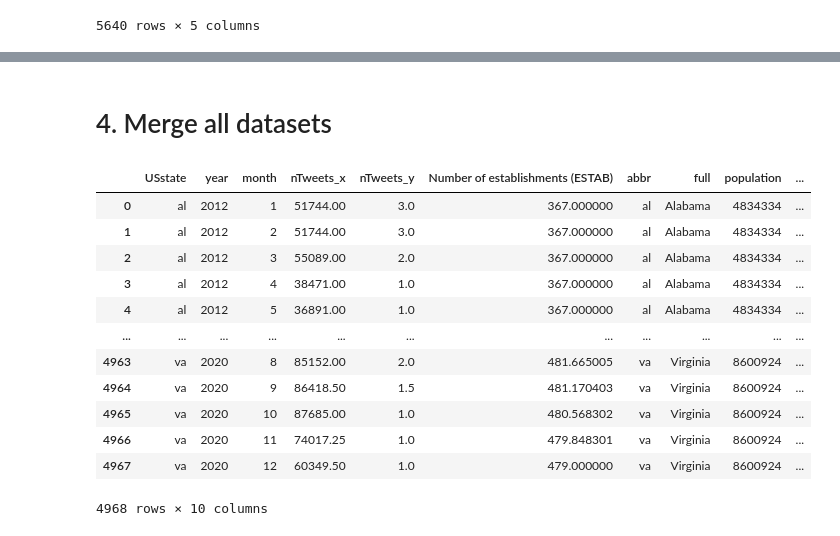
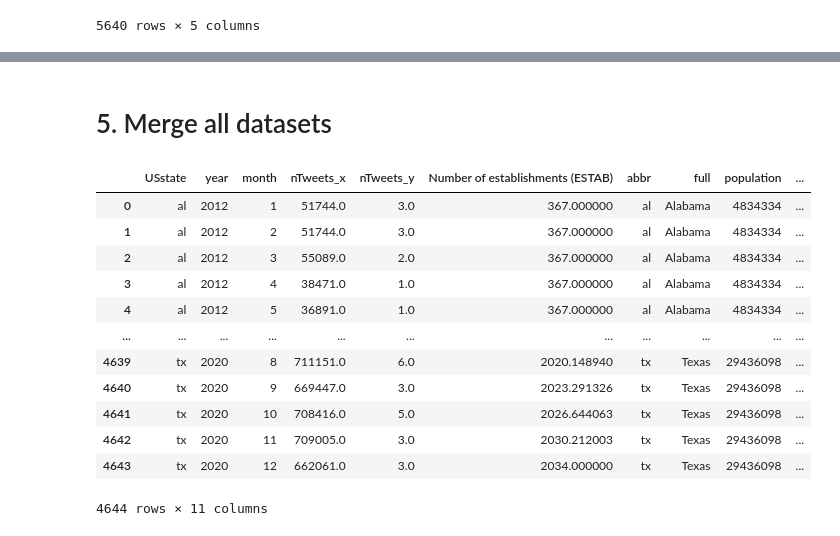
Before and after one commit to cenxi-si/DS-industry-project-group35, a Jupyter notebook: Data Prepossessing.ipynb, the cells around one changed output, grey strips where cells are left out. Drawn from its saved outputs; the diff is of its cells as text; code cells hidden in the pictures.

Commit message:
update data processing

```diff
--- a/Data Prepossessing.ipynb
+++ b/Data Prepossessing.ipynb
@@ -165,7 +163,7 @@ alcohol_df
 # %%
 alcohol = pd.DataFrame()
 for i in range(len(alcohol_state)):
-    curr_alcohol = alcohol_df[alcohol_df['USstate']==state_list[i]]
+    curr_alcohol = alcohol_df[alcohol_df['USstate']==state[i]]
     curr_alcohol['Number of establishments (ESTAB)'] = curr_alcohol['Number of establishments (ESTAB)'].interpolate(method ='cubic', limit_direction ='forward')
     curr_alcohol['Number of establishments (ESTAB)'] = curr_alcohol['Number of establishments (ESTAB)'].interpolate(method ='linear', limit_direction ='backward')
     alcohol = pd.concat([alcohol, curr_alcohol])
@@ -261,0 +284,32 @@ tweets
+# %%
+cost_living_12_21.rename(columns={'Year': 'year'}, inplace=True)
+cost_living_12_21 = cost_living_12_21.groupby(['year','USstate']).sum().reset_index()
+cost_of_living_state = set(cost_living_12_21['USstate'].to_list())
+
+
+
+year = [2012, 2013, 2014, 2015, 2016, 2017, 2018, 2019, 2020,2021]
+month = [1, 2, 3, 4, 5, 6, 7, 8, 9, 10, 11, 12]
+col_all = pd.DataFrame(columns=['USstate', 'year', 'month', 'factor'])
+for i in range(len(cost_of_living_state)):
+    for j in year:
+        for k in month:
+            if k == 12:
+                col_all = col_all.append({'USstate': state[i], 'year': j, 'month': k, 'factor': 1},
+                                                   ignore_index=True)
+            else:
+                col_all = col_all.append({'USstate': state[i], 'year': j, 'month': k, 'factor': 0},
+                                                   ignore_index=True)
+# %%
+cost_living_data = pd.merge(cost_living_12_21, col_all, on=['USstate', 'year'], how='right')
+# %%
+cost_living_data['Cost of Living Index'] = cost_living_data['Cost of Living Index'] * cost_living_data['factor']
+cost_living_data = cost_living_data.drop(columns=['factor'])
+cost_living_data['Cost of Living Index'] = cost_living_data['Cost of Living Index'].replace({0:np.nan})
+cost_living_data['Cost of Living Index'] = cost_living_data['Cost of Living Index'].interpolate(method ='cubic', limit_direction ='backward')
+cost_living_data['Cost of Living Index'] = cost_living_data['Cost of Living Index'].interpolate(method ='linear', limit_direction ='backward')
+cost_living_data['year'] = pd.to_numeric(cost_living_data['year'])
+cost_living_data['month'] = pd.to_numeric(cost_living_data['month'])
+cost_living_data = cost_living_data.rename(columns={'Cost of Living Index':'cost_of_living_index'})
+cost_living_data.to_csv('./data/cost of living/cost_living_data.csv')
+cost_living_data
@@ -262,28 +330,32 @@ tweets
 # %% [markdown]
-# 4. Merge all datasets
+# 5. Merge all datasets
 # %%
 # alcohol and twitter
 al_twitter = pd.merge(tweets, alcohol, right_on=['USstate','year','month'], left_on=['USstate', 'year','month'])
 al_twitter = pd.merge(al_twitter, abbr_name, left_on='USstate', right_on='abbr', how='left')
 al_twitter = al_twitter.dropna()
 al_twitter
 # add crime
 merged_df = pd.merge(al_twitter, crime_11_20, left_on=['USstate', 'year', 'month'], right_on=['USstate', 'year', 'month'], how='left')
 merged_df['actual_rape_total'] = merged_df['actual_rape_total'].interpolate(method ='cubic', limit_direction ='backward')
 merged_df
+# add cost of living data
+merged_df = pd.merge(merged_df, cost_living_data, left_on=['USstate', 'year', 'month'], right_on=['USstate', 'year', 'month'], how='left')
+merged_df = merged_df.dropna()
+merged_df
 # %% [output]
 |  | USstate | year | month | nTweets_x | nTweets_y | Number of establishments (ESTAB) | abbr | full | population | ... |
-| 0 | al | 2012 | 1 | 51744.00 | 3.0 | 367.000000 | al | Alabama | 4834334 | ... |
-| 1 | al | 2012 | 2 | 51744.00 | 3.0 | 367.000000 | al | Alabama | 4834334 | ... |
-| 2 | al | 2012 | 3 | 55089.00 | 2.0 | 367.000000 | al | Alabama | 4834334 | ... |
-| 3 | al | 2012 | 4 | 38471.00 | 1.0 | 367.000000 | al | Alabama | 4834334 | ... |
-| 4 | al | 2012 | 5 | 36891.00 | 1.0 | 367.000000 | al | Alabama | 4834334 | ... |
+| 0 | al | 2012 | 1 | 51744.0 | 3.0 | 367.000000 | al | Alabama | 4834334 | ... |
+| 1 | al | 2012 | 2 | 51744.0 | 3.0 | 367.000000 | al | Alabama | 4834334 | ... |
+| 2 | al | 2012 | 3 | 55089.0 | 2.0 | 367.000000 | al | Alabama | 4834334 | ... |
+| 3 | al | 2012 | 4 | 38471.0 | 1.0 | 367.000000 | al | Alabama | 4834334 | ... |
+| 4 | al | 2012 | 5 | 36891.0 | 1.0 | 367.000000 | al | Alabama | 4834334 | ... |
 | ... | ... | ... | ... | ... | ... | ... | ... | ... | ... | ... |
-| 4963 | va | 2020 | 8 | 85152.00 | 2.0 | 481.665005 | va | Virginia | 8600924 | ... |
-| 4964 | va | 2020 | 9 | 86418.50 | 1.5 | 481.170403 | va | Virginia | 8600924 | ... |
-| 4965 | va | 2020 | 10 | 87685.00 | 1.0 | 480.568302 | va | Virginia | 8600924 | ... |
-| 4966 | va | 2020 | 11 | 74017.25 | 1.0 | 479.848301 | va | Virginia | 8600924 | ... |
-| 4967 | va | 2020 | 12 | 60349.50 | 1.0 | 479.000000 | va | Virginia | 8600924 | ... |
+| 4639 | tx | 2020 | 8 | 711151.0 | 6.0 | 2020.148940 | tx | Texas | 29436098 | ... |
+| 4640 | tx | 2020 | 9 | 669447.0 | 3.0 | 2023.291326 | tx | Texas | 29436098 | ... |
+| 4641 | tx | 2020 | 10 | 708416.0 | 5.0 | 2026.644063 | tx | Texas | 29436098 | ... |
+| 4642 | tx | 2020 | 11 | 709005.0 | 3.0 | 2030.212003 | tx | Texas | 29436098 | ... |
+| 4643 | tx | 2020 | 12 | 662061.0 | 3.0 | 2034.000000 | tx | Texas | 29436098 | ... |
-4968 rows × 10 columns
+4644 rows × 11 columns
 # %%
 merged_df.to_csv('./data/merged_data.csv')
```
Also changed, not shown: parts of 8 cells of this notebook, 2 other files.
